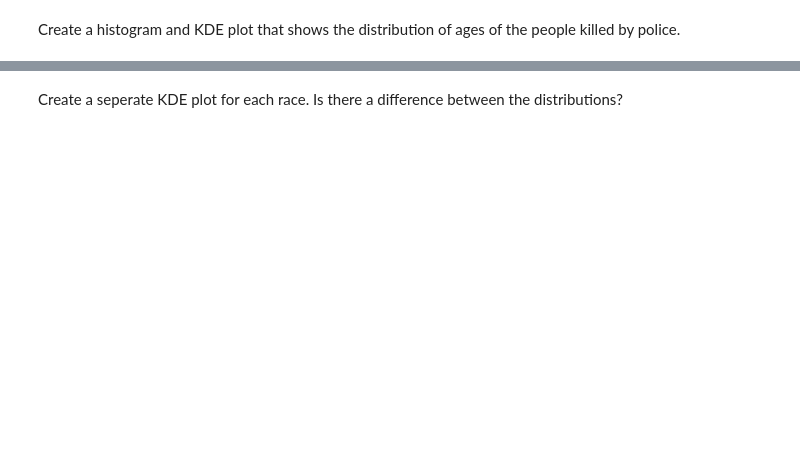
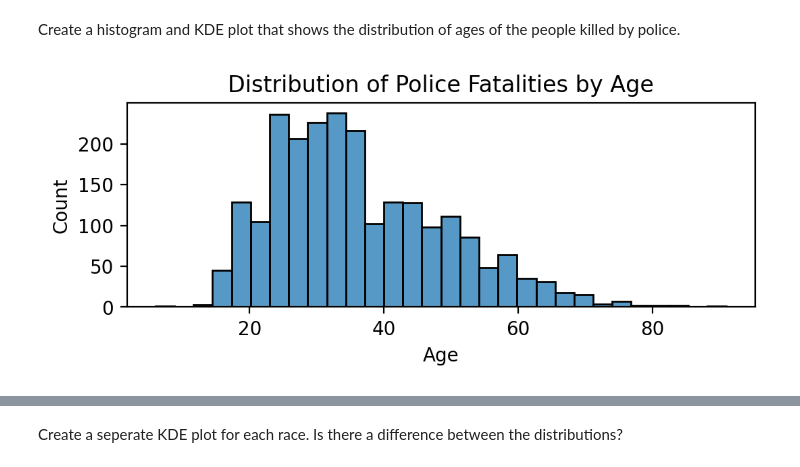
Before and after one commit to tomweinandy/100DaysOfCode, a Jupyter notebook: Projects/Day099/Fatal_Force.ipynb, the cells around one changed output, grey strips where cells are left out. Saved outputs shown, nothing was run; the diff lists cells and outputs as text; code cells hidden in the pictures; blank space fills up the shorter version.

```diff
--- a/Projects/Day099/Fatal_Force.ipynb
+++ b/Projects/Day099/Fatal_Force.ipynb
@@ -590,3 +622,8 @@ In what percentage of police killings were people armed? Create chart that show
 # How Old Were the People Killed?
 # %% [markdown]
 Work out what percentage of people killed were under 25 years old.
+# %%
+df_age = df_fatalities.dropna(subset=['age', 'race'])
+df_age['race'] = [race_dict[race] for race in df_age['race']]
+
+len(df_age[df_age['age']<25])/len(df_age)
@@ -593,2 +636,12 @@ Work out what percentage of people killed were under 25 years old.
 # %% [markdown]
 Create a histogram and KDE plot that shows the distribution of ages of the people killed by police.
+# %%
+plt.figure(figsize=(6,2), dpi=200)
+sns.histplot(data=df_age,
+             x=df['age'],
+             bins=30)
+plt.xlabel('Age')
+plt.title('Distribution of Police Fatalities by Age')
+plt.show()
+# %% [output]
+[figure, added]
```
Also changed, not shown: parts of 12 cells of this notebook.
